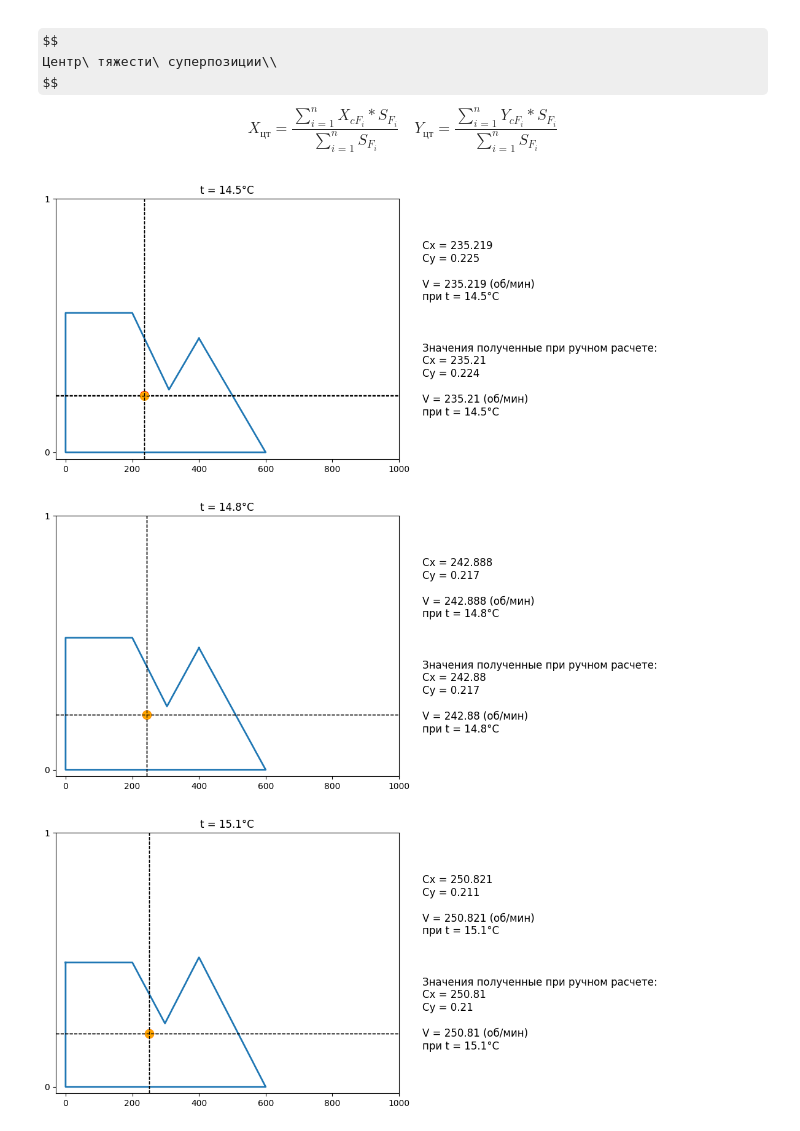
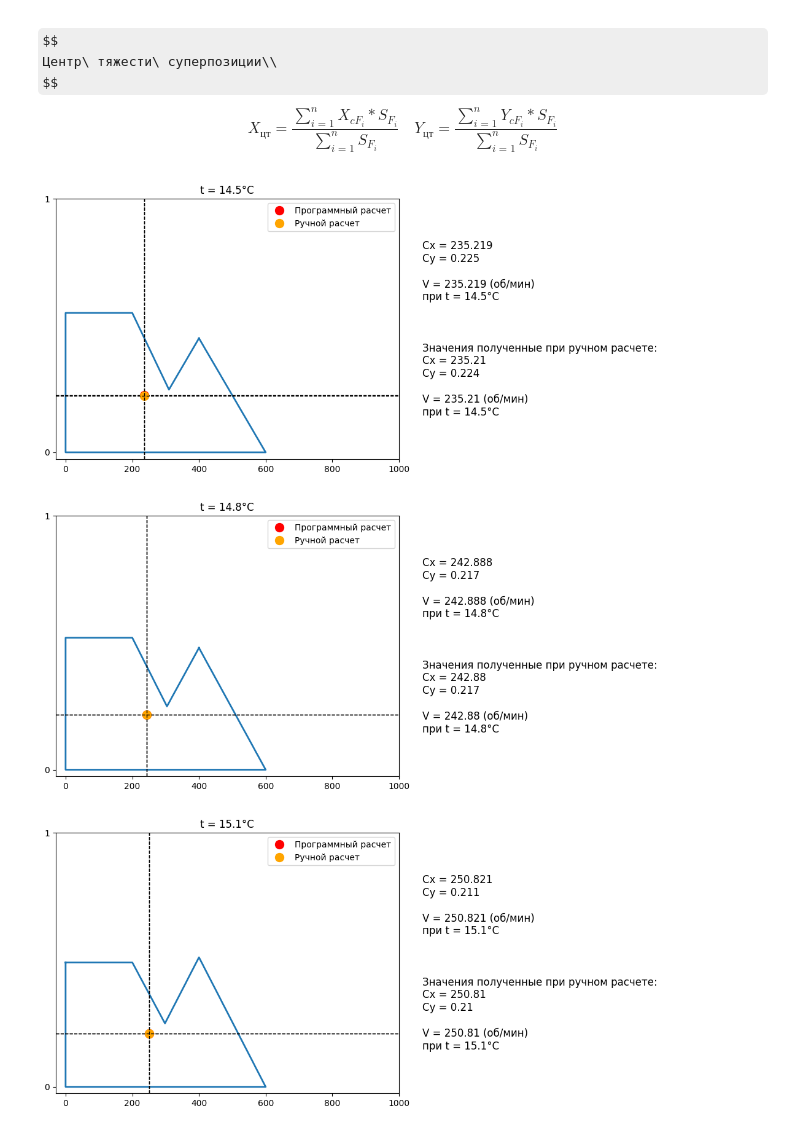
Before and after one commit to Nikiroiduk/AI-Basics, a Jupyter notebook: Lab2_FuzzyOutputInControlSystems/Lab2.ipynb, the cells around one changed output. Saved outputs shown, nothing was run; the diff lists cells and outputs as text; code cells hidden in the pictures; some formulas as TeX source.

```diff
--- a/Lab2_FuzzyOutputInControlSystems/Lab2.ipynb
+++ b/Lab2_FuzzyOutputInControlSystems/Lab2.ipynb
@@ -241,29 +241,30 @@ valuesCalculatedByHand = [
 # %%
 for i, polygon in enumerate(polygons):
     x, y = polygon.exterior.xy
     fig, ax = plt.subplots(1, 2)
 
     ax[0].set_title(f't = {temps[i]}°C')
     ax[0].plot(x, y, linewidth = 2)
-    ax[0].plot(CX[i], CY[i], 'o', color='red', markersize = 10)
+    ax[0].plot(CX[i], CY[i], 'o', color='red', markersize = 10, label='Программный расчет')
     ax[0].axvline(x=CX[i], color='black', linestyle='--', linewidth = 1)
     ax[0].axhline(y=CY[i], color='black', linestyle='--', linewidth = 1)
 
-    ax[0].plot(valuesCalculatedByHand[i][0], valuesCalculatedByHand[i][1], 'o', color='orange', markersize = 10)
+    ax[0].plot(valuesCalculatedByHand[i][0], valuesCalculatedByHand[i][1], 'o', color='orange', markersize = 10, label='Ручной расчет')
     ax[0].axvline(x=valuesCalculatedByHand[i][0], color='black', linestyle='--', linewidth = 1)
     ax[0].axhline(y=valuesCalculatedByHand[i][1], color='black', linestyle='--', linewidth = 1)
 
 
     plt.sca(ax[0])
     plt.xticks(V)
     plt.yticks([0, 1])
 
     t = f'Значения полученные при ручном расчете:\nCx = {valuesCalculatedByHand[i][0]}\nCy = {valuesCalculatedByHand[i][1]}\n\nV = {valuesCalculatedByHand[i][0]} (об/мин)\nпри t = {temps[i]}°C'
     ax[1].text(0.01, 0.5, f'Cx = {CX[i]}\nCy = {CY[i]}\n\nV = {CX[i]} (об/мин)\nпри t = {temps[i]}°C\n\n\n\n{t}', fontsize=12, ha='left', va='center')
     ax[1].axis('off')
     plt.tight_layout()
+    plt.legend()
     plt.show()
 # %% [output]
-[figure, old version]
+[figure, new version]
-[figure, old version]
+[figure, new version]
-[figure, old version]
+[figure, new version]
```
Also changed, not shown: parts of 2 cells of this notebook, 2 other files.
